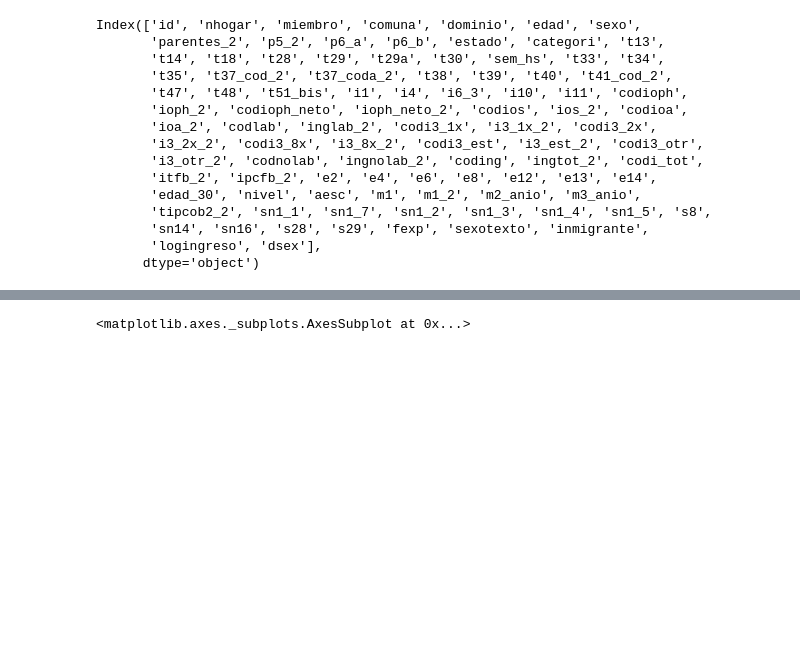
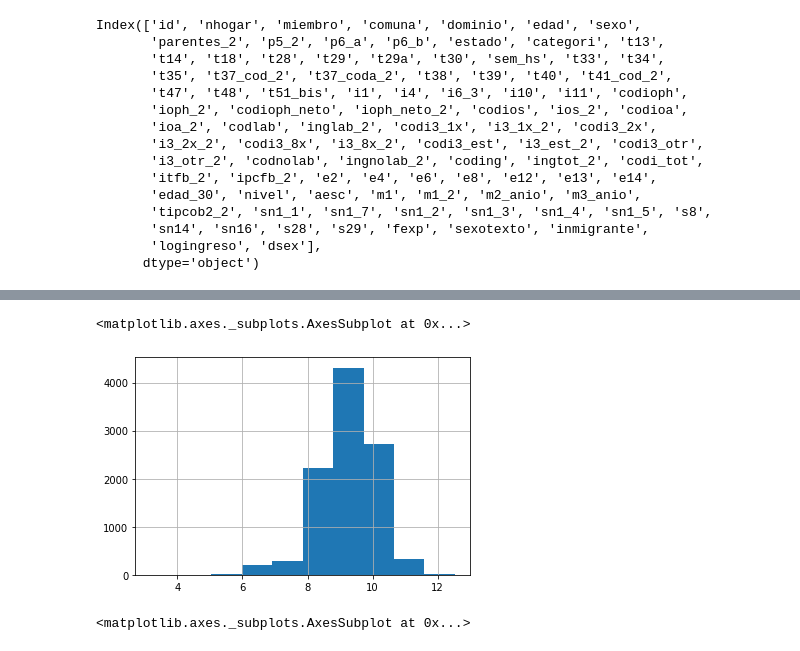
Before and after one commit to rpasquini/herramientas-econometricas-2022, a Jupyter notebook: CEF.ipynb, the cells around one changed output, grey strips where cells are left out. Cells and saved outputs as stored; diff of their text form; code cells hidden in the pictures; blank space fills up the shorter version.

```diff
--- a/CEF.ipynb
+++ b/CEF.ipynb
@@ -34 +73,6 @@ Index(['id', 'nhogar', 'miembro', 'comuna', 'dominio', 'edad', 'sexo',
+# %%
+df.logingreso.hist()
+# %% [output]
+<matplotlib.axes._subplots.AxesSubplot at 0x...>
+[figure, added]
 # %%
```
Also changed, not shown: parts of 20 cells of this notebook.
